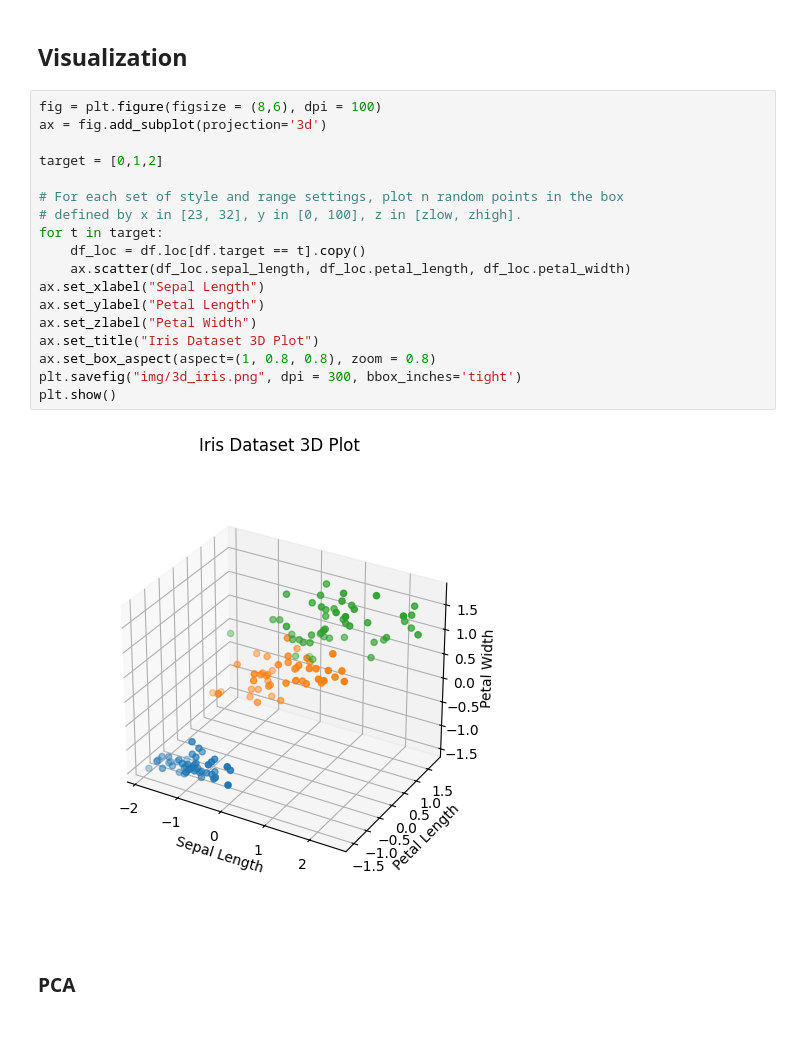
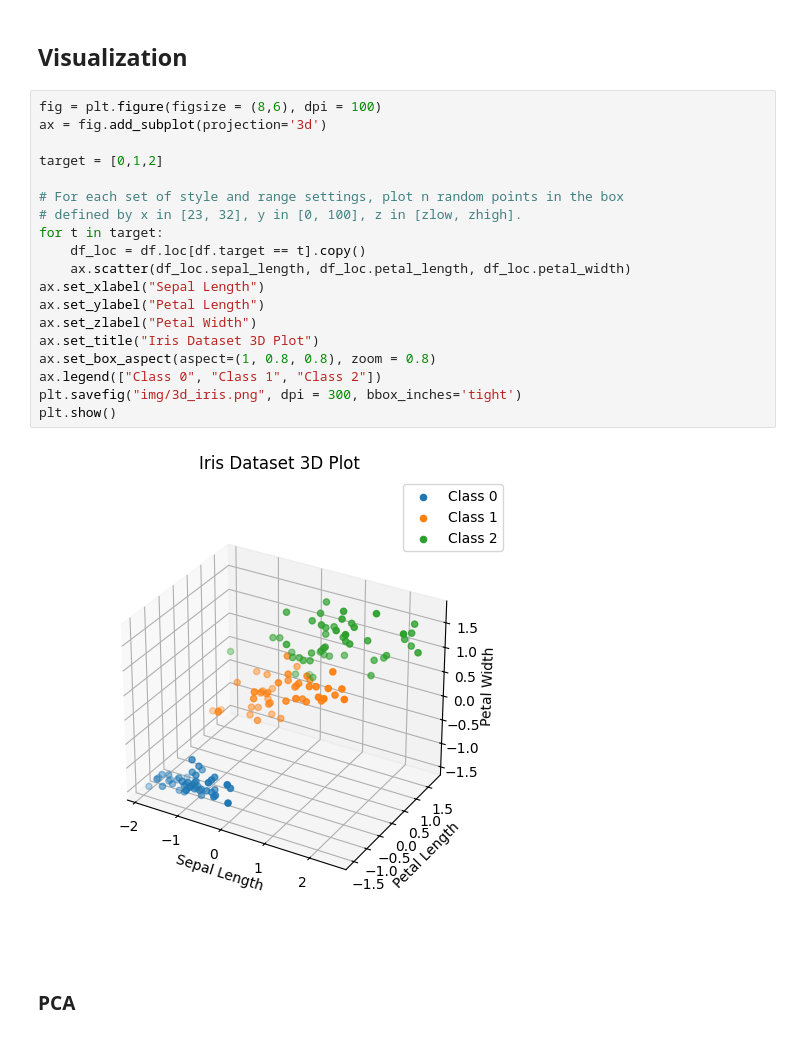
Before and after one commit to Bruno-Moreno/ML---Study, a Jupyter notebook: notebooks/ML/pca_and_tsne.ipynb, the cells around one changed output. Drawn from its saved outputs; the diff is of its cells as text.

Commit message:
Image Update

```diff
--- a/notebooks/ML/pca_and_tsne.ipynb
+++ b/notebooks/ML/pca_and_tsne.ipynb
@@ -58,23 +58,24 @@ df
 # %%
 fig = plt.figure(figsize = (8,6), dpi = 100)
 ax = fig.add_subplot(projection='3d')
 
 target = [0,1,2]
 
 # For each set of style and range settings, plot n random points in the box
 # defined by x in [23, 32], y in [0, 100], z in [zlow, zhigh].
 for t in target:
     df_loc = df.loc[df.target == t].copy()
     ax.scatter(df_loc.sepal_length, df_loc.petal_length, df_loc.petal_width)
 ax.set_xlabel("Sepal Length")
 ax.set_ylabel("Petal Length")
 ax.set_zlabel("Petal Width")
 ax.set_title("Iris Dataset 3D Plot")
 ax.set_box_aspect(aspect=(1, 0.8, 0.8), zoom = 0.8)
+ax.legend(["Class 0", "Class 1", "Class 2"])
 plt.savefig("img/3d_iris.png", dpi = 300, bbox_inches='tight')
 plt.show()
 # %% [output]
-[figure, old version]
+[figure, new version]
 # %% [markdown]
 ### PCA
 # %%
```
Also changed, not shown: parts of 2 cells of this notebook, 3 other files.
